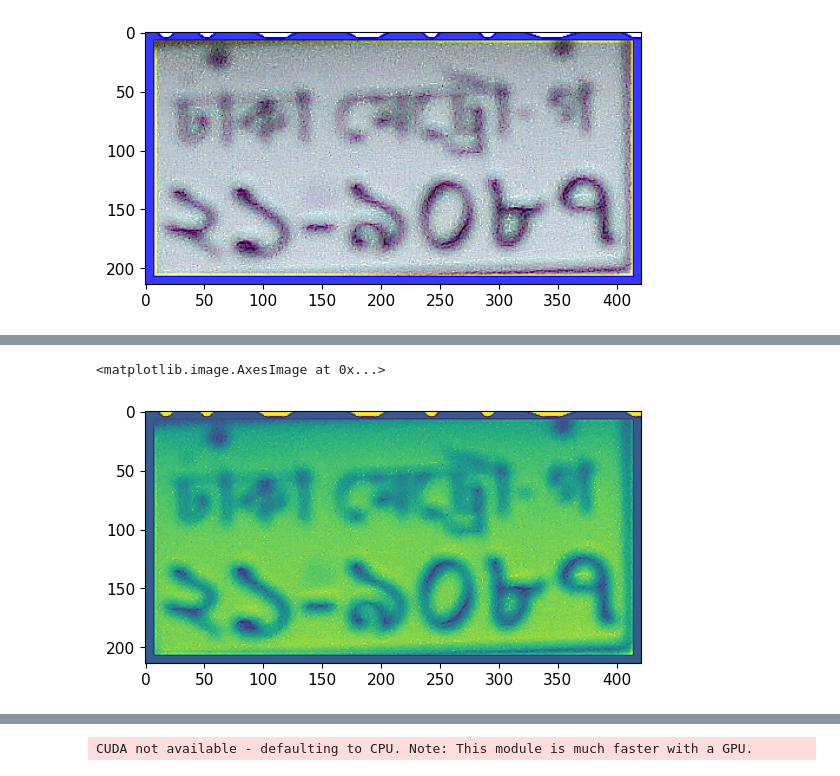
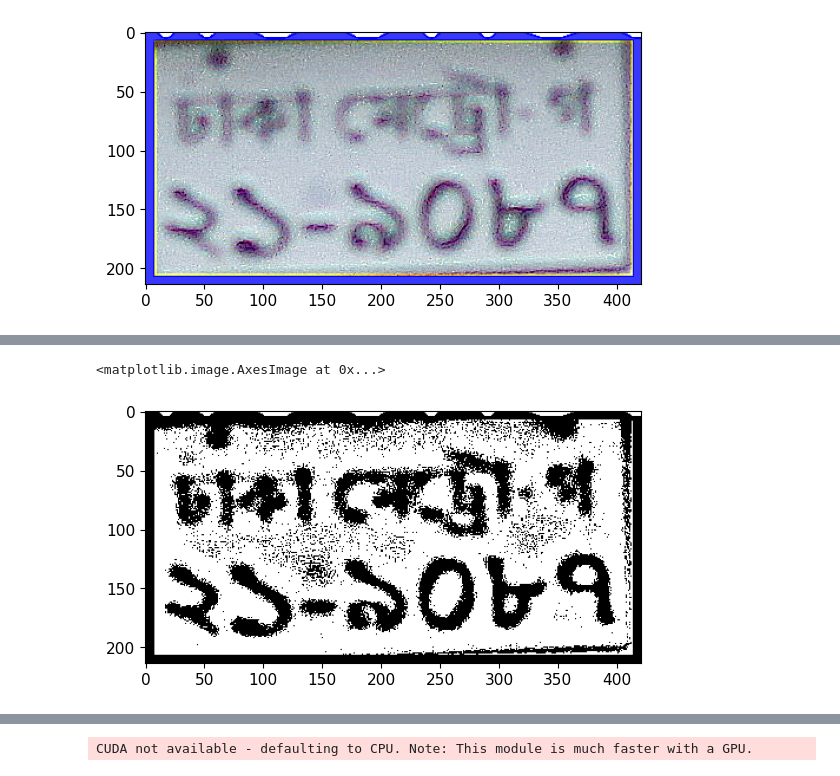
Before and after one commit to rahem1983/CSE_498r, a Jupyter notebook: Yolo_test_0.01.ipynb, the cells around one changed output, grey strips where cells are left out. Drawn from its saved outputs; the diff is of its cells as text; code cells hidden in the pictures.

Commit message:
img sharp using pytorch and adaptive threshold opencv

```diff
--- a/Yolo_test_0.01.ipynb
+++ b/Yolo_test_0.01.ipynb
@@ -165,8 +153,9 @@ plt.imshow(cv2.cvtColor(shrp_img, cv2.COLOR_BGR2RGB))
-# %%
-# sharp filter 3 (not good enough)
-sharpen_filter = np.array([[0, -1, 0], [-1, 5, -1], [0, -1, 0]])
-sharped_img = cv2.filter2D(cropped_image, -1, sharpen_filter)
-plt.imshow(cv2.cvtColor(sharped_img, cv2.COLOR_BGR2GRAY))
-# %% [output]
-<matplotlib.image.AxesImage at 0x...>
-[figure, removed]
+# %%
+# using adaptive threshold (not good enough)
+
+cropped = cv2.cvtColor(sharp_img, cv2.COLOR_BGR2GRAY)
+adaptive = cv2.adaptiveThreshold(cropped, 255, cv2.ADAPTIVE_THRESH_GAUSSIAN_C, cv2.THRESH_BINARY, 81,4)
+plt.imshow(cv2.cvtColor(adaptive, cv2.COLOR_BGR2RGB))
+# %% [output]
+<matplotlib.image.AxesImage at 0x...>
+[figure, added]
```
Also changed, not shown: parts of 16 cells of this notebook.
